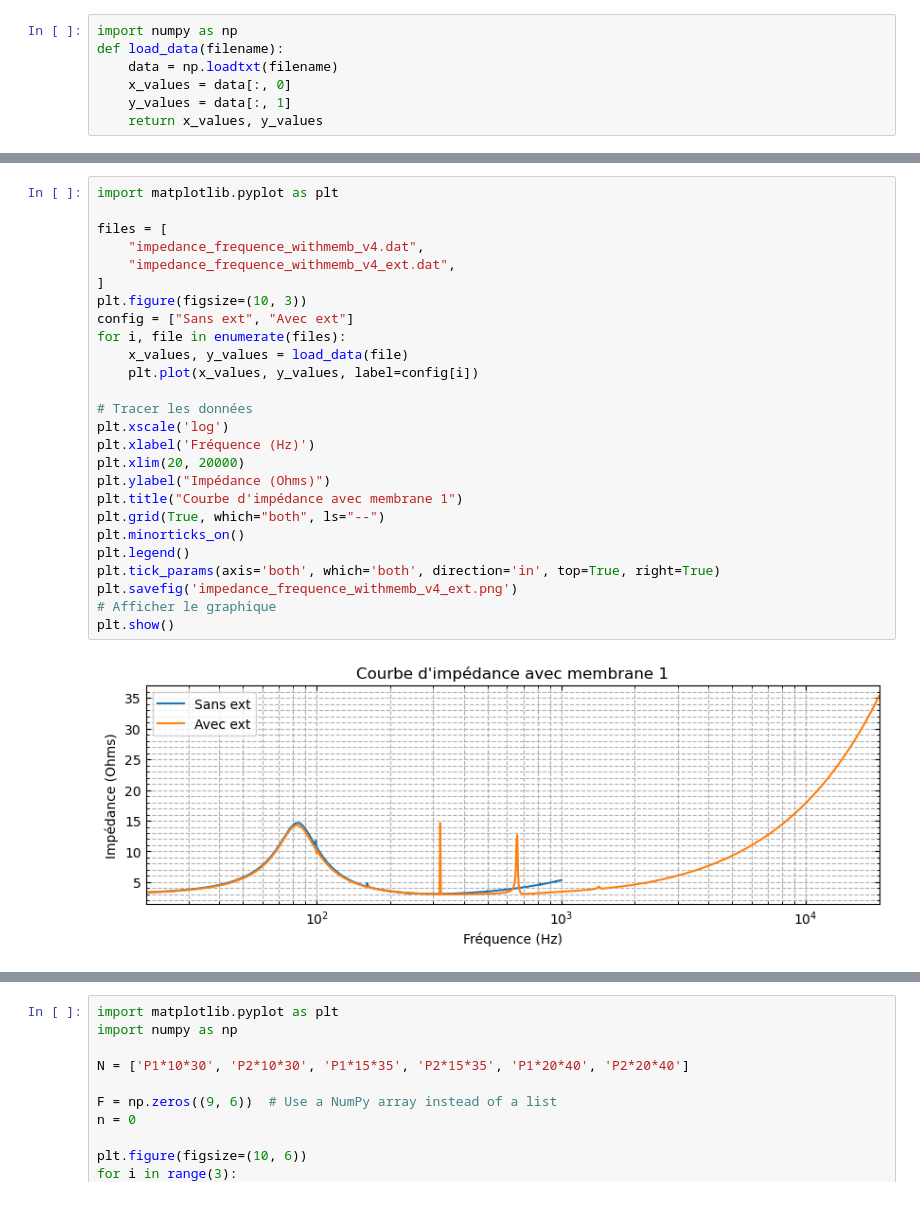
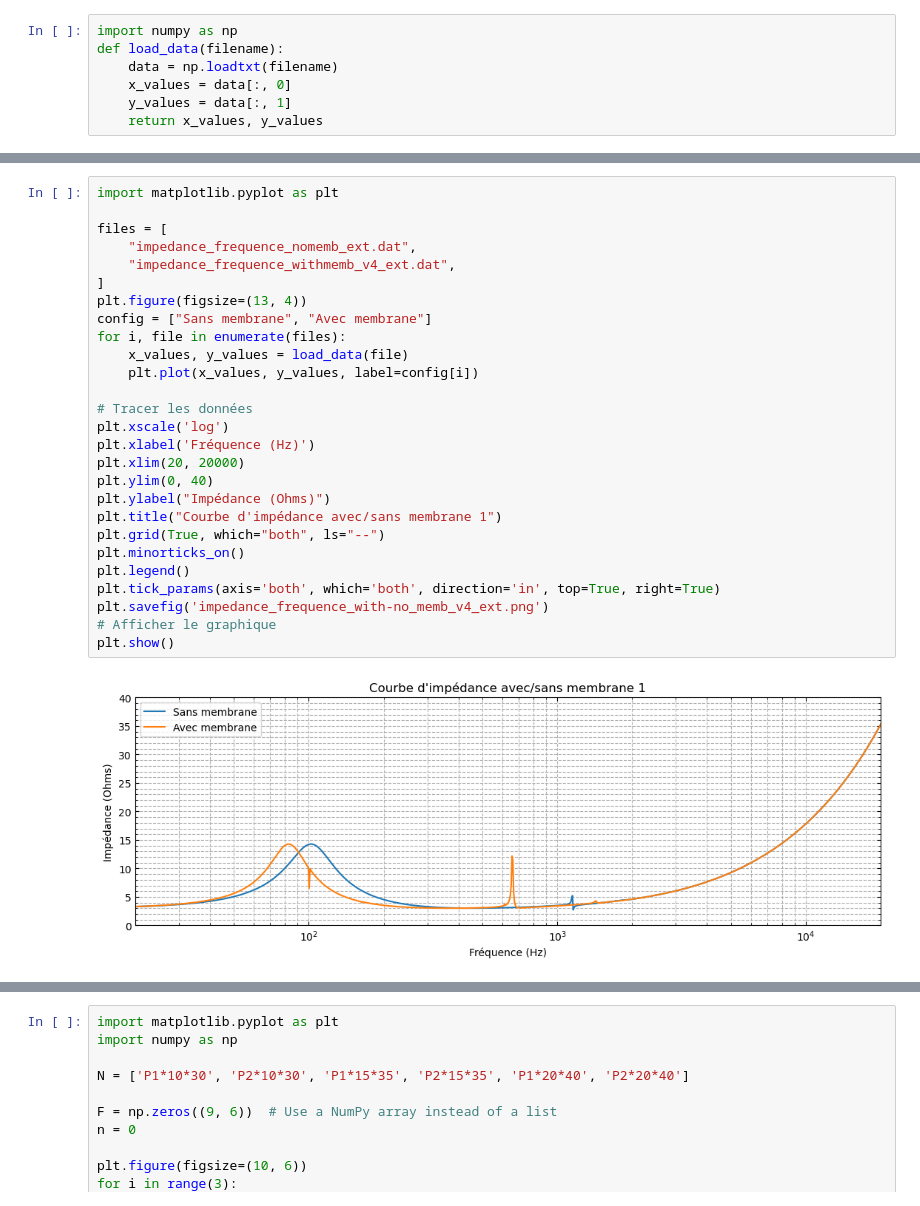
Before and after one commit to noemielafine/LoMeSim, a Jupyter notebook: courbes_py.ipynb, the cells around one changed output, grey strips where cells are left out. Saved outputs shown, nothing was run; the diff lists cells and outputs as text.

```diff
--- a/courbes_py.ipynb
+++ b/courbes_py.ipynb
@@ -128,31 +128,32 @@ plt.show()
 # %%
 import matplotlib.pyplot as plt
 
 files = [
-    "impedance_frequence_withmemb_v4.dat",
+    "impedance_frequence_nomemb_ext.dat",
     "impedance_frequence_withmemb_v4_ext.dat",
 ]
-plt.figure(figsize=(10, 3))
-config = ["Sans ext", "Avec ext"]
+plt.figure(figsize=(13, 4))
+config = ["Sans membrane", "Avec membrane"]
 for i, file in enumerate(files):
     x_values, y_values = load_data(file)
     plt.plot(x_values, y_values, label=config[i])
 
 # Tracer les données
 plt.xscale('log')
 plt.xlabel('Fréquence (Hz)')
 plt.xlim(20, 20000)
+plt.ylim(0, 40)
 plt.ylabel("Impédance (Ohms)")
-plt.title("Courbe d'impédance avec membrane 1")
+plt.title("Courbe d'impédance avec/sans membrane 1")
 plt.grid(True, which="both", ls="--")
 plt.minorticks_on()
 plt.legend()
 plt.tick_params(axis='both', which='both', direction='in', top=True, right=True)
-plt.savefig('impedance_frequence_withmemb_v4_ext.png')
+plt.savefig('impedance_frequence_with-no_memb_v4_ext.png')
 # Afficher le graphique
 plt.show()
 # %% [output]
-[figure, old version]
+[figure, new version]
 # %%
 import matplotlib.pyplot as plt
 import numpy as np
```
Also changed, not shown: parts of 16 cells of this notebook, 4 other files.
